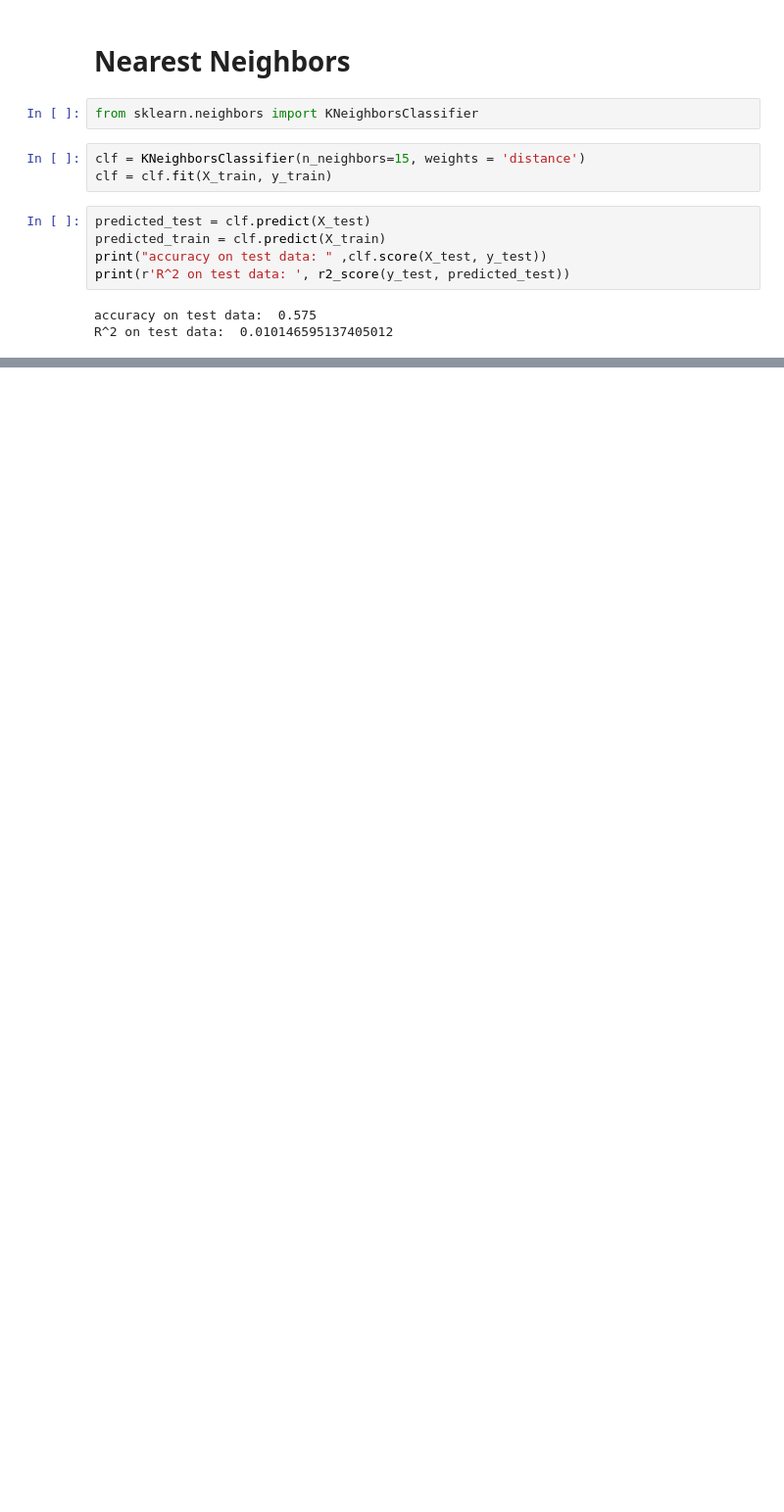
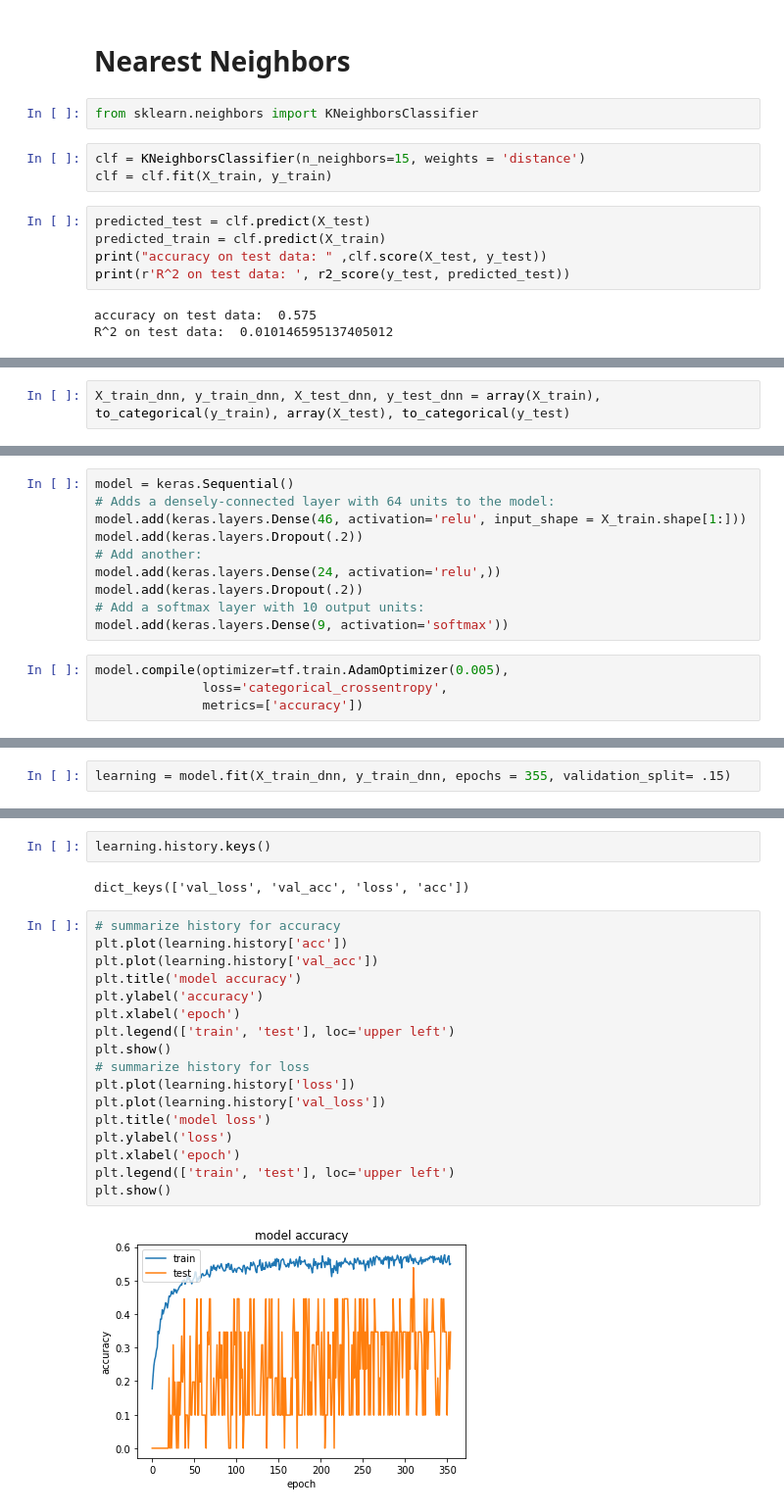
Before and after one commit to t8ch/machine-learning, a Jupyter notebook: red-wine-quality/wine-quality.ipynb, the cells around one changed output, grey strips where cells are left out. Shown at 98% size. Saved outputs shown, nothing was run; the diff lists cells and outputs as text; blank space fills up the shorter version.

```diff
--- a/red-wine-quality/wine-quality.ipynb
+++ b/red-wine-quality/wine-quality.ipynb
@@ -372,0 +400,2 @@ show()
+# %%
+X_train_dnn, y_train_dnn, X_test_dnn, y_test_dnn = array(X_train), to_categorical(y_train), array(X_test), to_categorical(y_test)
@@ -372,0 +406,14 @@ show()
+# %%
+model = keras.Sequential()
+# Adds a densely-connected layer with 64 units to the model:
+model.add(keras.layers.Dense(46, activation='relu', input_shape = X_train.shape[1:]))
+model.add(keras.layers.Dropout(.2))
+# Add another:
+model.add(keras.layers.Dense(24, activation='relu',))
+model.add(keras.layers.Dropout(.2))
+# Add a softmax layer with 10 output units:
+model.add(keras.layers.Dense(9, activation='softmax'))
+# %%
+model.compile(optimizer=tf.train.AdamOptimizer(0.005),
+              loss='categorical_crossentropy',
+              metrics=['accuracy'])
@@ -372,0 +449,2 @@ show()
+# %%
+learning = model.fit(X_train_dnn, y_train_dnn, epochs = 355, validation_split= .15)
@@ -372,0 +469,23 @@ show()
+# %%
+learning.history.keys()
+# %% [output]
+dict_keys(['val_loss', 'val_acc', 'loss', 'acc'])
+# %%
+# summarize history for accuracy
+plt.plot(learning.history['acc'])
+plt.plot(learning.history['val_acc'])
+plt.title('model accuracy')
+plt.ylabel('accuracy')
+plt.xlabel('epoch')
+plt.legend(['train', 'test'], loc='upper left')
+plt.show()
+# summarize history for loss
+plt.plot(learning.history['loss'])
+plt.plot(learning.history['val_loss'])
+plt.title('model loss')
+plt.ylabel('loss')
+plt.xlabel('epoch')
+plt.legend(['train', 'test'], loc='upper left')
+plt.show()
+# %% [output]
+[figure, added]
```
Also changed, not shown: parts of 92 cells of this notebook, 15 other files.
